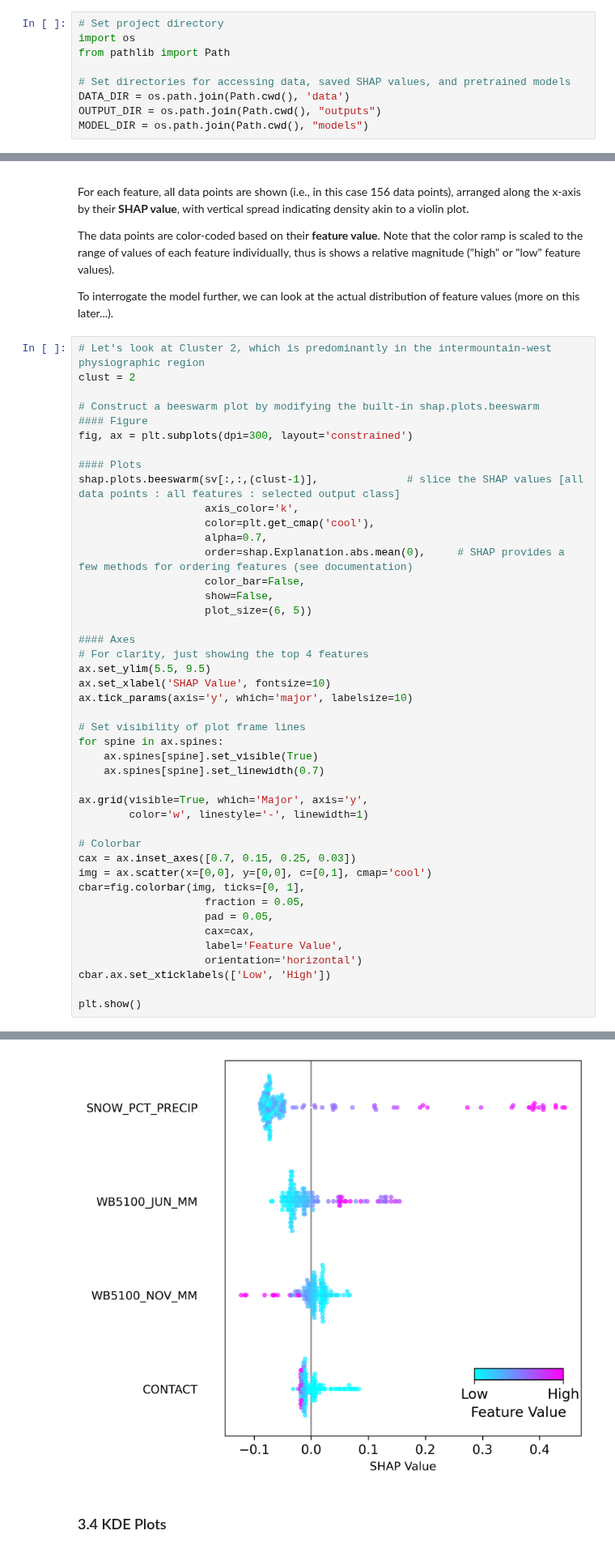
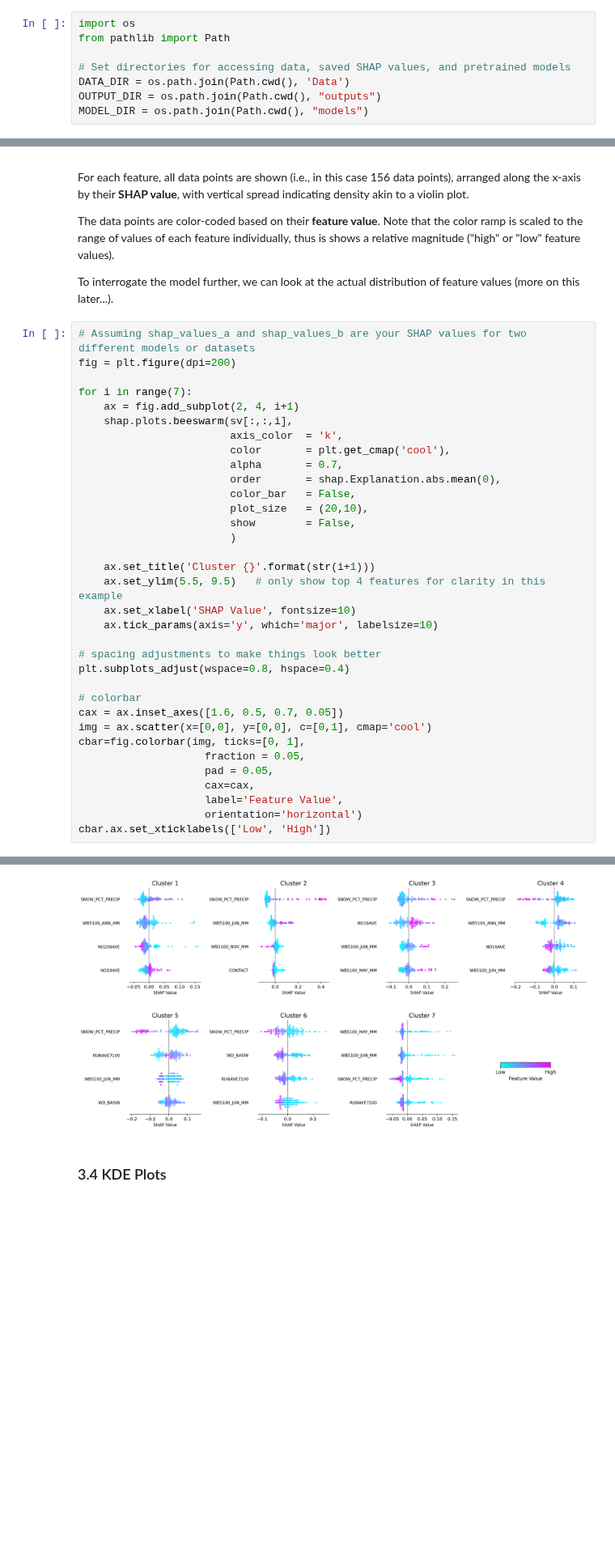
Before and after one commit to CIROH-UA/awi-ciroh-image, a Jupyter notebook: SHAPWorkshopDevCon/shap_workshop.ipynb, the cells around one changed output, grey strips where cells are left out. Shown at 81% size. Cells and saved outputs as stored; diff of their text form; blank space fills up the shorter version.

```diff
--- a/SHAPWorkshopDevCon/shap_workshop.ipynb
+++ b/SHAPWorkshopDevCon/shap_workshop.ipynb
@@ -29,12 +29,11 @@ Welcome to the **SHAP Values Workshop**! During this session, we’ll explore ho
 ### 1.1 Dataset Overview
 - Let's do some preliminary exploratory data analysis on the CAMELS dataset
 # %%
-# Set project directory
 import os
 from pathlib import Path
 
 # Set directories for accessing data, saved SHAP values, and pretrained models
-DATA_DIR = os.path.join(Path.cwd(), 'data')
+DATA_DIR = os.path.join(Path.cwd(), 'Data')
 OUTPUT_DIR = os.path.join(Path.cwd(), "outputs")
 MODEL_DIR = os.path.join(Path.cwd(), "models")
 # %%
@@ -509,39 +508,31 @@ The data points are color-coded based on their **feature value**. Note that the
 
 To interrogate the model further, we can look at the actual distribution of feature values (more on this later...).
 # %%
-# Let's look at Cluster 2, which is predominantly in the intermountain-west physiographic region
-clust = 2
+# Assuming shap_values_a and shap_values_b are your SHAP values for two different models or datasets
+fig = plt.figure(dpi=200)
 
-# Construct a beeswarm plot by modifying the built-in shap.plots.beeswarm
-#### Figure
-fig, ax = plt.subplots(dpi=300, layout='constrained')
+for i in range(7):
+    ax = fig.add_subplot(2, 4, i+1)
+    shap.plots.beeswarm(sv[:,:,i],
+                        axis_color  = 'k',
+                        color       = plt.get_cmap('cool'),
+                        alpha       = 0.7,
+                        order       = shap.Explanation.abs.mean(0),
+                        color_bar   = False,
+                        plot_size   = (20,10),
+                        show        = False,
+                        )
 
-#### Plots
-shap.plots.beeswarm(sv[:,:,(clust-1)],              # slice the SHAP values [all data points : all features : selected output class]
-                    axis_color='k',
-                    color=plt.get_cmap('cool'),
-                    alpha=0.7,
-                    order=shap.Explanation.abs.mean(0),     # SHAP provides a few methods for ordering features (see documentation)
-                    color_bar=False,
-                    show=False,
-                    plot_size=(6, 5))
+    ax.set_title('Cluster {}'.format(str(i+1)))
+    ax.set_ylim(5.5, 9.5)   # only show top 4 features for clarity in this example
+    ax.set_xlabel('SHAP Value', fontsize=10)
+    ax.tick_params(axis='y', which='major', labelsize=10)
 
-#### Axes
-# For clarity, just showing the top 4 features
-ax.set_ylim(5.5, 9.5)
-ax.set_xlabel('SHAP Value', fontsize=10)
-ax.tick_params(axis='y', which='major', labelsize=10)
+# spacing adjustments to make things look better
+plt.subplots_adjust(wspace=0.8, hspace=0.4)
 
-# Set visibility of plot frame lines
-for spine in ax.spines:
-    ax.spines[spine].set_visible(True)
-    ax.spines[spine].set_linewidth(0.7)
-
-ax.grid(visible=True, which='Major', axis='y',
-        color='w', linestyle='-', linewidth=1)
-
-# Colorbar
-cax = ax.inset_axes([0.7, 0.15, 0.25, 0.03])
+# colorbar
+cax = ax.inset_axes([1.6, 0.5, 0.7, 0.05])
 img = ax.scatter(x=[0,0], y=[0,0], c=[0,1], cmap='cool')
 cbar=fig.colorbar(img, ticks=[0, 1],
                     fraction = 0.05,
@@ -550,6 +541,4 @@ cbar=fig.colorbar(img, ticks=[0, 1],
                     label='Feature Value',
                     orientation='horizontal')
 cbar.ax.set_xticklabels(['Low', 'High'])
-
-plt.show()
 # %% [output]
@@ -562,4 +552,4 @@ findfont: Generic family 'sans-serif' not found because none of the following fa
-[figure, old version]
+[figure, new version]
 # %% [markdown]
 ### 3.4 KDE Plots
 # %%
```
Also changed, not shown: parts of 4 cells of this notebook.
